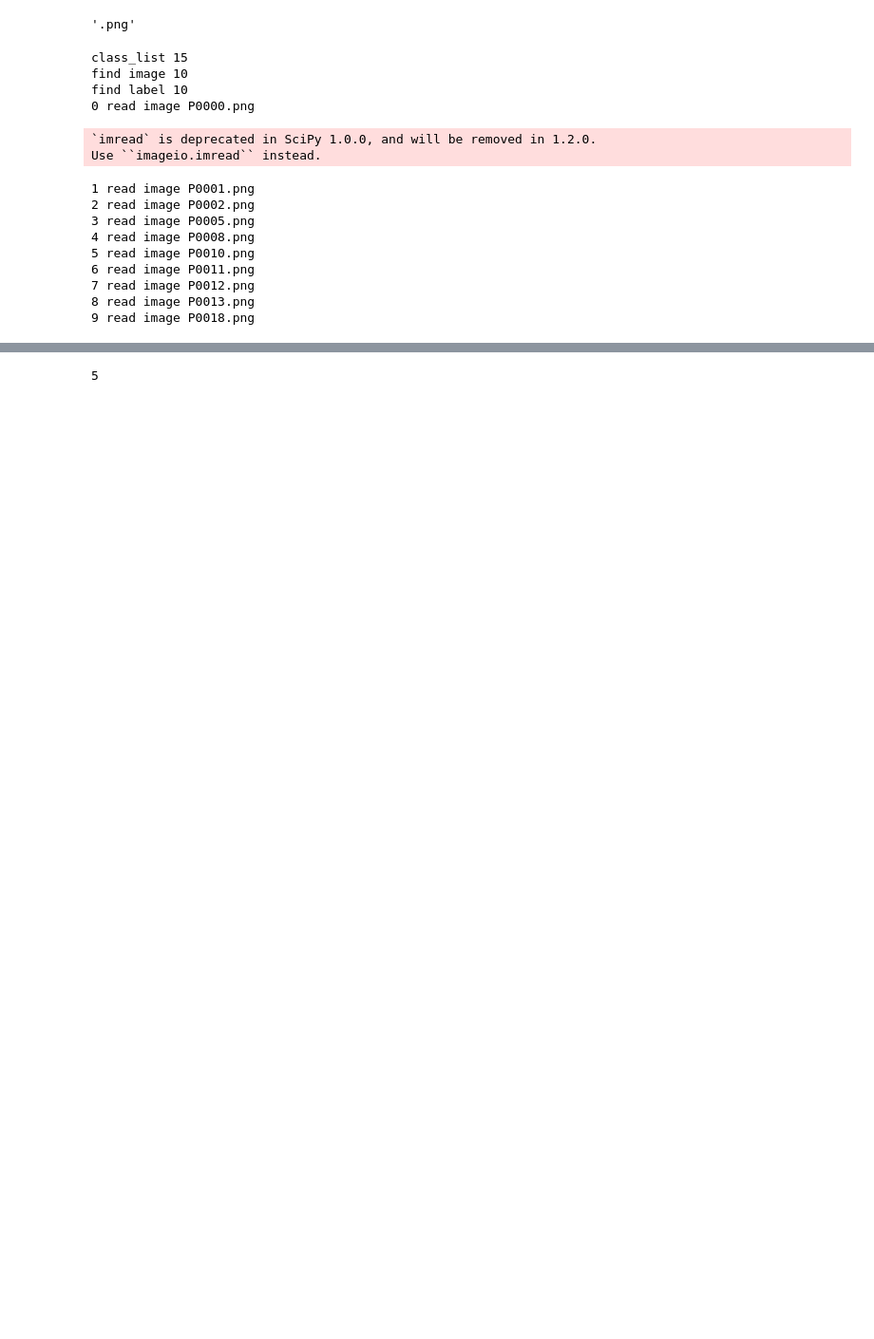
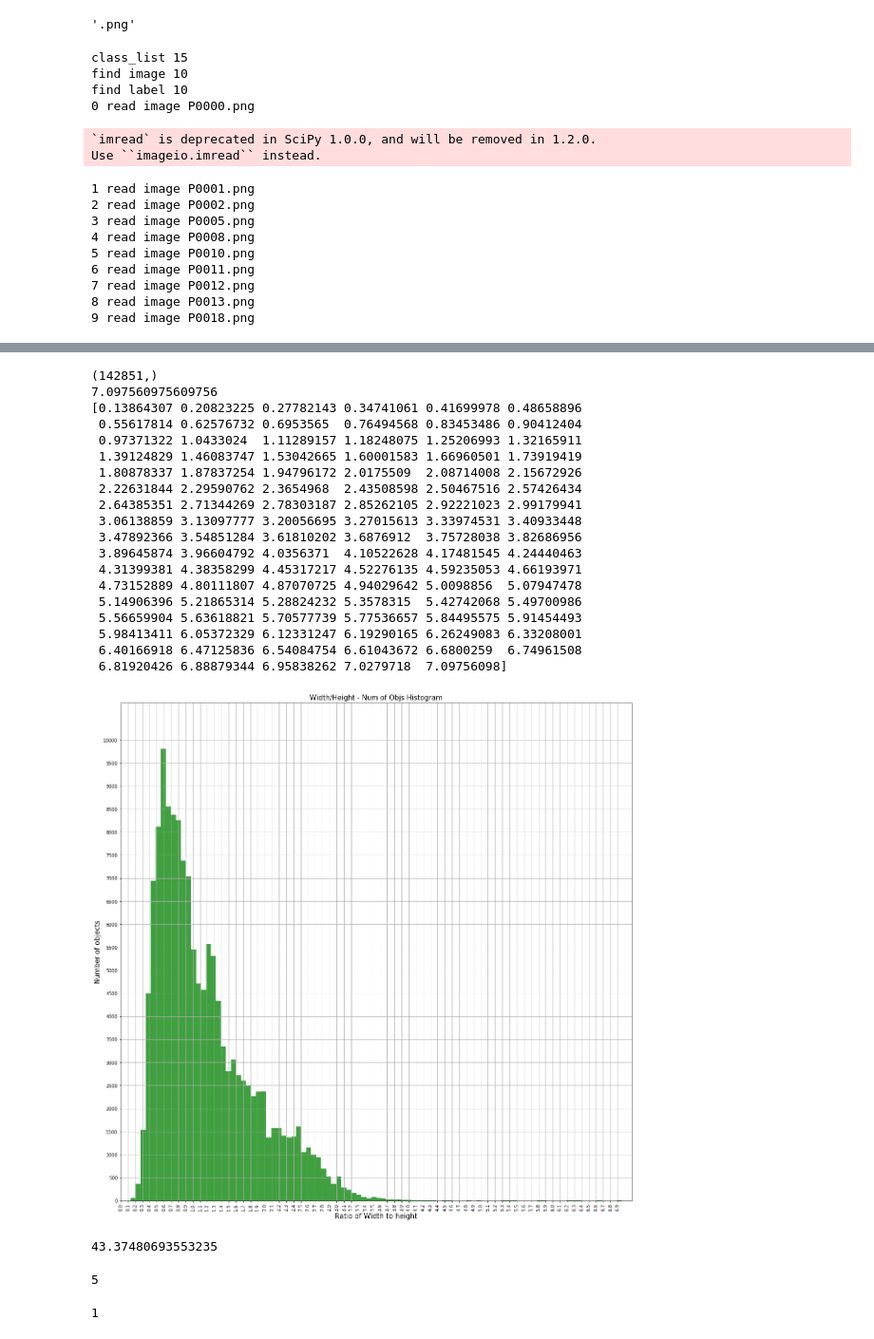
Before and after one commit to RaymondBigCat/DOTA_devkit_plus, a Jupyter notebook: DOTA_Tools.ipynb, the cells around one changed output, grey strips where cells are left out. Shown at 95% size. Drawn from its saved outputs; the diff is of its cells as text; code cells hidden in the pictures; blank space fills up the shorter version.

```diff
--- a/DOTA_Tools.ipynb
+++ b/DOTA_Tools.ipynb
@@ -583,6 +594,63 @@ for ind,num in enumerate(a):
+# %%
+# coding:utf-8
+import numpy as np
+import matplotlib.pyplot as plt
+from matplotlib.ticker import MultipleLocator, FormatStrFormatter
+from matplotlib.pyplot import savefig
+from pylab import *
+pylab.rcParams['figure.figsize'] = (20.0, 20.0) # 调整显示图像大小
+# Fixing random state for reproducibility
+np.random.seed(19680801)
+x = np.divide(res[:,0],res[:,1])
+print(x.shape)
+print(max(x))
+# the histogram of the data
+n, bins, patches = plt.hist(x, 100, density=False, facecolor='g', alpha=0.75)
+print(bins)
+plt.xlabel('Ratio of Width to height',size =15)
+plt.ylabel('Number of objects',size =15)
+plt.title('Width/Height - Num of Objs Histogram',size =15)
+plt.axis([0, max(x), 0, max(n)+1000])
+
+plt.xticks([x*0.1 for x in range(70)],rotation=90,size=10)
+plt.yticks([x*500 for x in range(21)],size=10)
+plt.grid(True)
+savefig("Width-Height-NumofObjs-Histogram.jpg")
+plt.show()
+# %% [output]
+(142851,)
+7.097560975609756
+[0.13864307 0.20823225 0.27782143 0.34741061 0.41699978 0.48658896
+ 0.55617814 0.62576732 0.6953565  0.76494568 0.83453486 0.90412404
+ 0.97371322 1.0433024  1.11289157 1.18248075 1.25206993 1.32165911
+ 1.39124829 1.46083747 1.53042665 1.60001583 1.66960501 1.73919419
+ 1.80878337 1.87837254 1.94796172 2.0175509  2.08714008 2.15672926
+ 2.22631844 2.29590762 2.3654968  2.43508598 2.50467516 2.57426434
+ 2.64385351 2.71344269 2.78303187 2.85262105 2.92221023 2.99179941
+ 3.06138859 3.13097777 3.20056695 3.27015613 3.33974531 3.40933448
+ 3.47892366 3.54851284 3.61810202 3.6876912  3.75728038 3.82686956
+ 3.89645874 3.96604792 4.0356371  4.10522628 4.17481545 4.24440463
+ 4.31399381 4.38358299 4.45317217 4.52276135 4.59235053 4.66193971
+ 4.73152889 4.80111807 4.87070725 4.94029642 5.0098856  5.07947478
+ 5.14906396 5.21865314 5.28824232 5.3578315  5.42742068 5.49700986
+ 5.56659904 5.63618821 5.70577739 5.77536657 5.84495575 5.91454493
+ 5.98413411 6.05372329 6.12331247 6.19290165 6.26249083 6.33208001
+ 6.40166918 6.47125836 6.54084754 6.61043672 6.6800259  6.74961508
+ 6.81920426 6.88879344 6.95838262 7.0279718  7.09756098]
+[figure, added]
+# %%
+mu, sigma = 100, 15
+x = mu + sigma * np.random.randn(10000)
+min(x)
+# %% [output]
+43.37480693553235
 # %%
 a = 2
 if a == 3 or 2:
     print('5')
 # %% [output]
 5
+# %%
+(72+1) %(723//10)
+# %% [output]
+1
```
Also changed, not shown: parts of 15 cells of this notebook, 7 other files.
